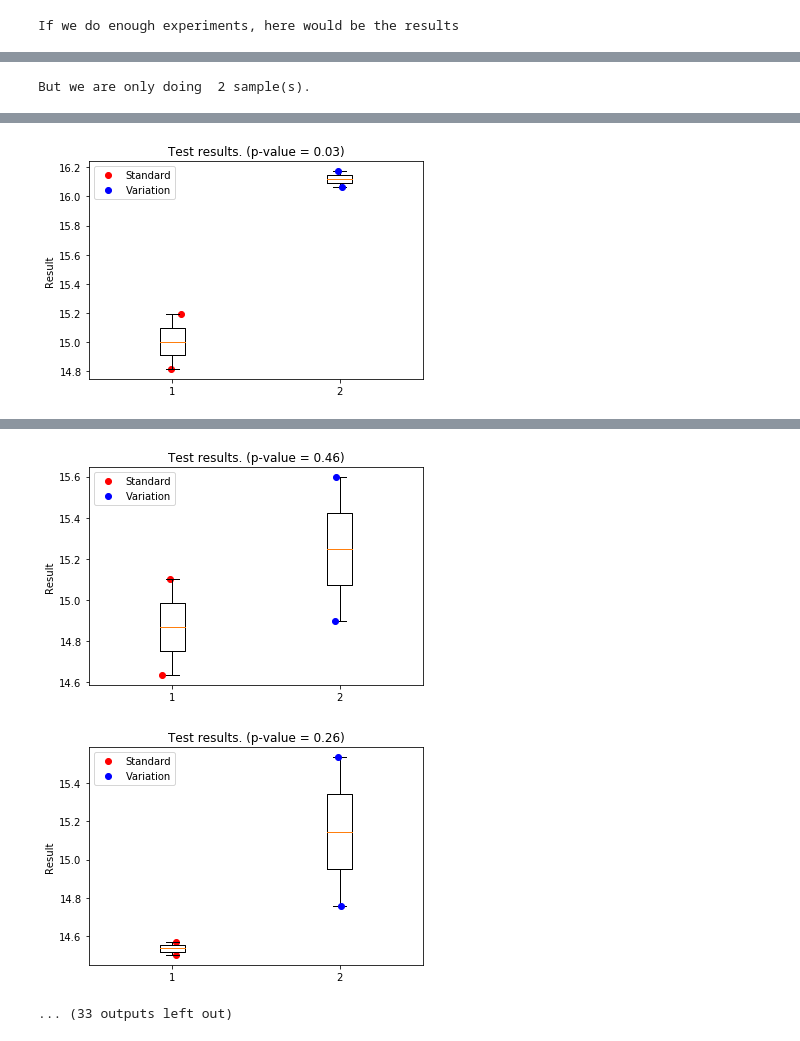
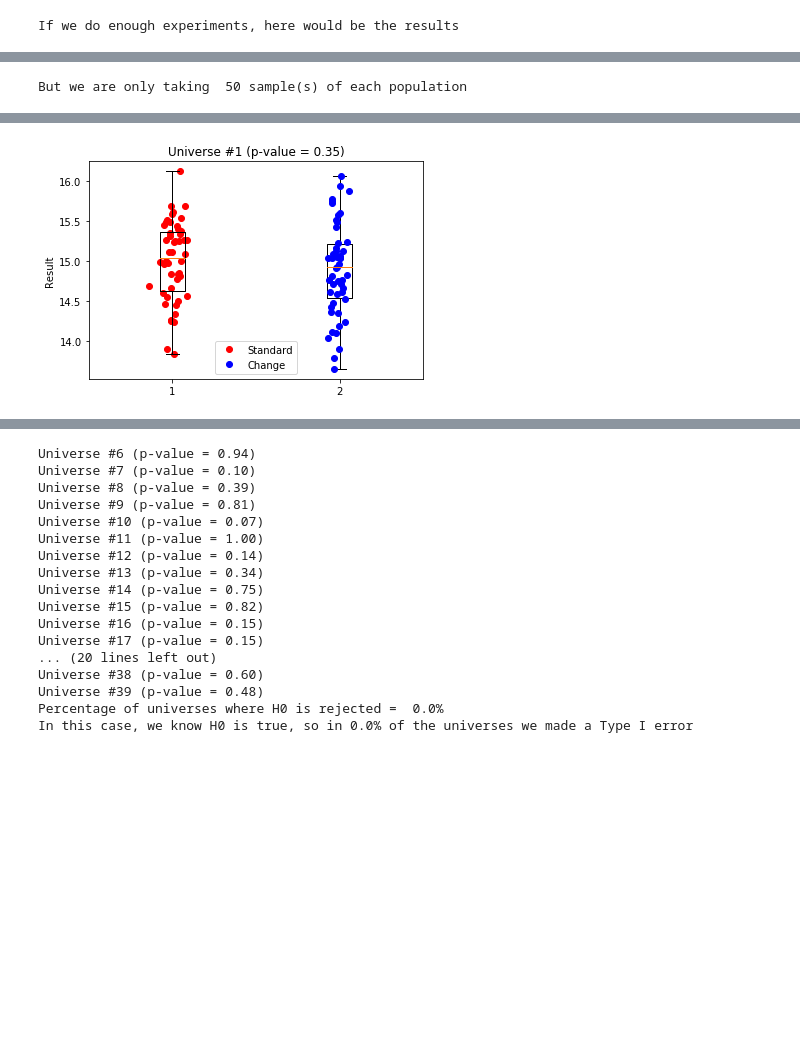
Before and after one commit to NathanUNSW/StatsLecture, a Jupyter notebook: Statistics Hypothesis testing.ipynb, the cells around one changed output, grey strips where cells are left out. Saved outputs shown, nothing was run; the diff lists cells and outputs as text; code cells hidden in the pictures; blank space fills up the shorter version.

```diff
--- a/Statistics Hypothesis testing.ipynb
+++ b/Statistics Hypothesis testing.ipynb
@@ -136,5 +230,5 @@ But we are only doing  10 sample(s).
 # %%
 
-simulate_experiment(u1=15,diff=0,sd1=0.5, sd2=0.5, n=2, num_runs=40)
+simulate_experiment(u1=15,diff=0,sd1=0.5, sd2=0.5, n=50, num_universes=40,graph_universes=5)
 # %% [output]
 If we do enough experiments, here would be the results
@@ -143 +237 @@ If we do enough experiments, here would be the results
-But we are only doing  2 sample(s).
+But we are only taking  50 sample(s) of each population
@@ -145 +239 @@ But we are only doing  2 sample(s).
-[figure, old version]
+[figure, new version]
@@ -150,3 +244,17 @@ But we are only doing  2 sample(s).
-[figure, removed]
-[figure, removed]
-... (33 outputs left out)
+Universe #6 (p-value = 0.94)
+Universe #7 (p-value = 0.10)
+Universe #8 (p-value = 0.39)
+Universe #9 (p-value = 0.81)
+Universe #10 (p-value = 0.07)
+Universe #11 (p-value = 1.00)
+Universe #12 (p-value = 0.14)
+Universe #13 (p-value = 0.34)
+Universe #14 (p-value = 0.75)
+Universe #15 (p-value = 0.82)
+Universe #16 (p-value = 0.15)
+Universe #17 (p-value = 0.15)
+... (20 lines left out)
+Universe #38 (p-value = 0.60)
+Universe #39 (p-value = 0.48)
+Percentage of universes where H0 is rejected =  0.0%
+In this case, we know H0 is true, so in 0.0% of the universes we made a Type I error
```
Also changed, not shown: parts of 9 cells of this notebook.
